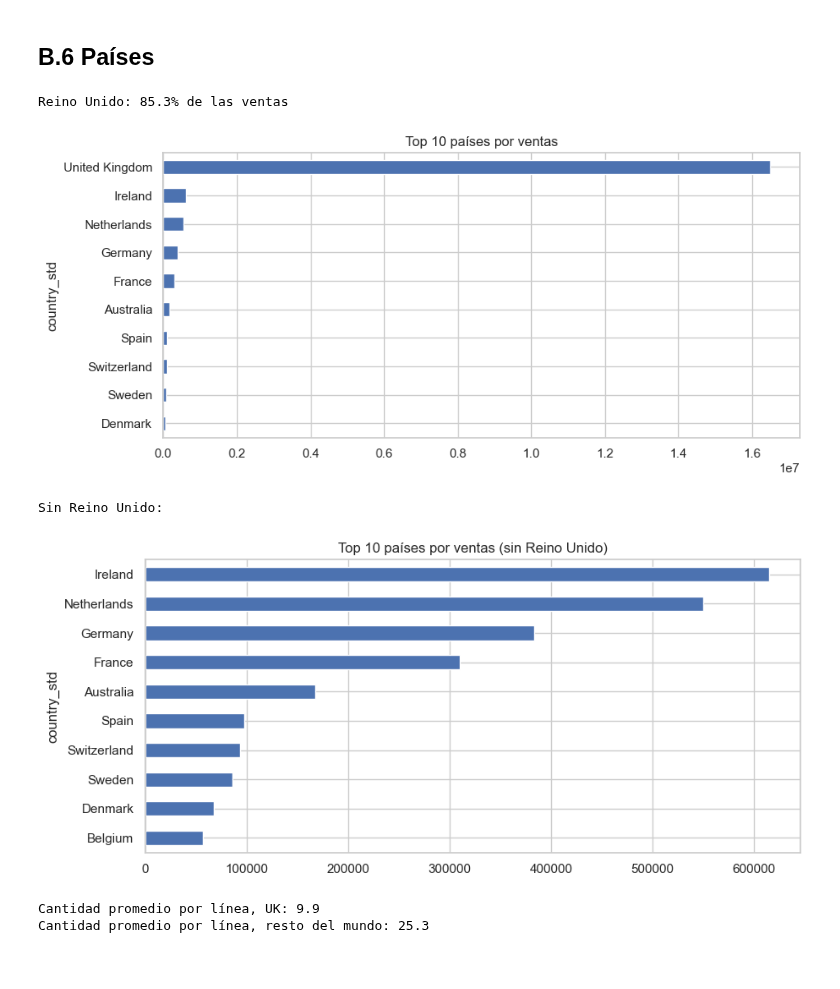
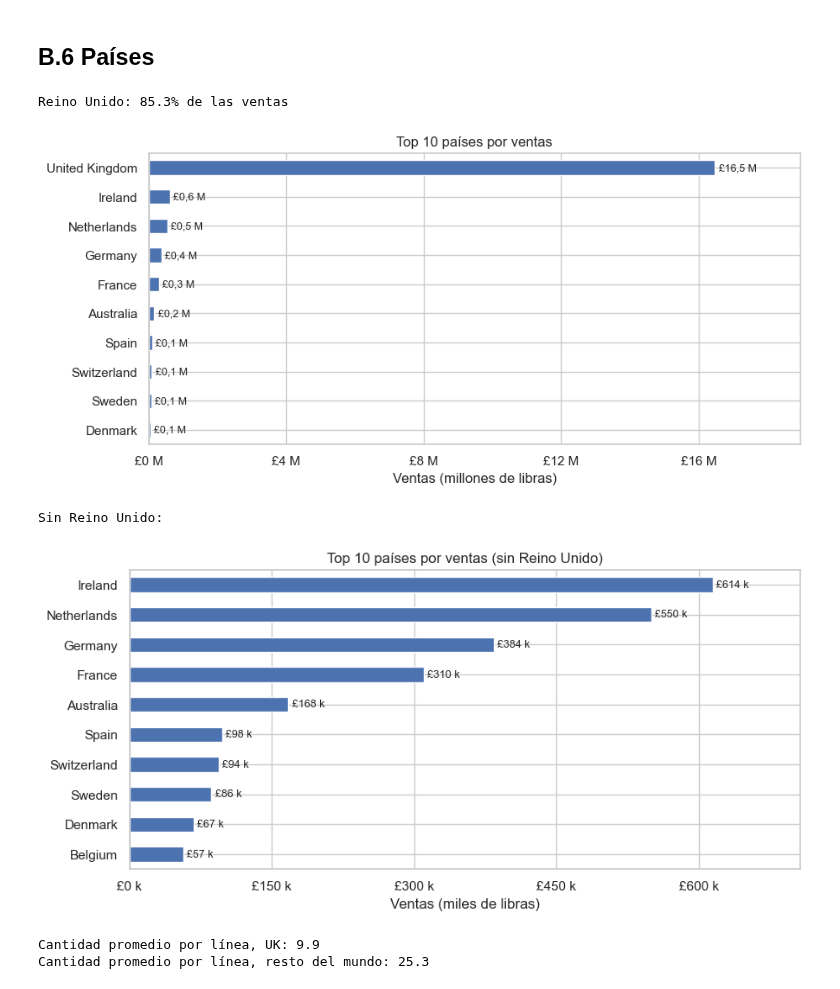
Before and after one commit to MafeLopezQuintana/asistente-regalos-ecommerce, a Jupyter notebook: notebooks/03_eda.ipynb, the cells around one changed output. Drawn from its saved outputs; the diff is of its cells as text; code cells hidden in the pictures.

Commit message:
EDA: escalas legibles y consistentes en los gráficos, valores en barras y notebook ejecutado completo

```diff
--- a/notebooks/03_eda.ipynb
+++ b/notebooks/03_eda.ipynb
@@ -39,6 +39,19 @@ import seaborn as sns
 sns.set_theme(style="whitegrid")
 pd.options.display.float_format = "{:,.2f}".format
 plt.rcParams["figure.figsize"] = (10, 4.5)
+
+# Formato común de los ejes: miles con "k", millones con "M" y punto como separador de miles
+from matplotlib.ticker import FuncFormatter, MaxNLocator
+
+def _con_puntos(x, decimales=0):
+    """1234567.8 -> '1.234.568' (punto de miles y coma decimal, como en el README)."""
+    return f"{x:,.{decimales}f}".replace(",", "X").replace(".", ",").replace("X", ".")
+
+fmt_miles = FuncFormatter(lambda x, _: _con_puntos(x))                     # 5.000
+fmt_k = FuncFormatter(lambda x, _: f"{_con_puntos(x / 1_000)} k")           # 40 k (unidades)
+fmt_libras_k = FuncFormatter(lambda x, _: f"£{_con_puntos(x / 1_000)} k")   # £100 k
+fmt_m = FuncFormatter(lambda x, _: f"{_con_puntos(x / 1_000_000)} M")       # 5 M
+fmt_libras_m = FuncFormatter(lambda x, _: f"£{_con_puntos(x / 1_000_000)} M")  # £15 M
 
 PROC = Path("../data/processed")
 df = pd.read_parquet(PROC / "online_retail_modelo.parquet")
@@ -1535,18 +1548,31 @@ Name: stock_code, dtype: float64
 # %%
 pais = df.groupby("country_std")["ventas"].sum().sort_values(ascending=False)
 print(f"Reino Unido: {pais.get('United Kingdom', 0) / pais.sum():.1%} de las ventas")
-pais.head(10).sort_values().plot.barh(title="Top 10 países por ventas")
-plt.show()
 
+def barras_paises(serie, titulo):
+    """Top 10 países con el eje en libras y el valor al final de cada barra.
+    Usa millones si la barra más larga pasa el millón (Reino Unido), si no miles."""
+    top = serie.head(10).sort_values()
+    en_millones = top.max() >= 1_000_000
+    ax = top.plot.barh(title=titulo)
+    ax.xaxis.set_major_locator(MaxNLocator(nbins=5))
+    ax.xaxis.set_major_formatter(fmt_libras_m if en_millones else fmt_libras_k)
+    ax.set_xlabel("Ventas (millones de libras)" if en_millones else "Ventas (miles de libras)")
+    ax.set_ylabel("")
+    etiquetas = [f"£{_con_puntos(v / 1_000_000, 1)} M" if en_millones else f"£{_con_puntos(v / 1_000)} k"
+                 for v in top]
+    ax.bar_label(ax.containers[0], labels=etiquetas, padding=3, fontsize=9)
+    ax.set_xlim(0, top.max() * 1.15)   # lugar para la etiqueta de la barra más larga
+    plt.show()
+
+barras_paises(pais, "Top 10 países por ventas")
 print("Sin Reino Unido:")
-pais.drop("United Kingdom", errors="ignore").head(10).sort_values().plot.barh(
-    title="Top 10 países por ventas (sin Reino Unido)")
-plt.show()
+barras_paises(pais.drop("United Kingdom", errors="ignore"), "Top 10 países por ventas (sin Reino Unido)")
 # %% [output]
 Reino Unido: 85.3% de las ventas
-[figure, old version]
+[figure, new version]
 Sin Reino Unido:
-[figure, old version]
+[figure, new version]
 # %%
 cantidad_promedio_uk = df[df['country'] == 'United Kingdom']['quantity'].mean()
 cantidad_promedio_resto = df[df['country'] != 'United Kingdom']['quantity'].mean()
```
Also changed, not shown: parts of 6 cells of this notebook.
